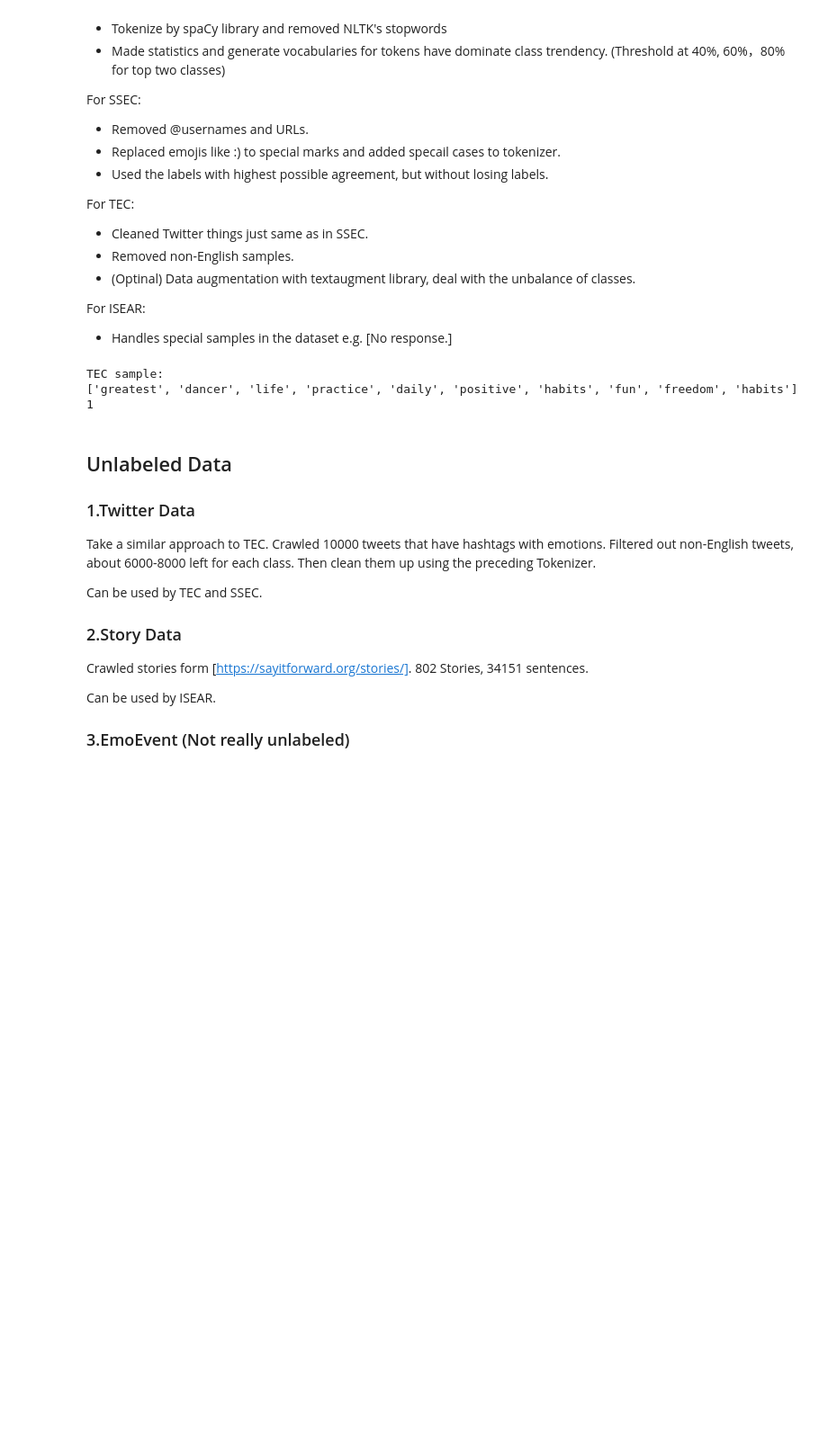
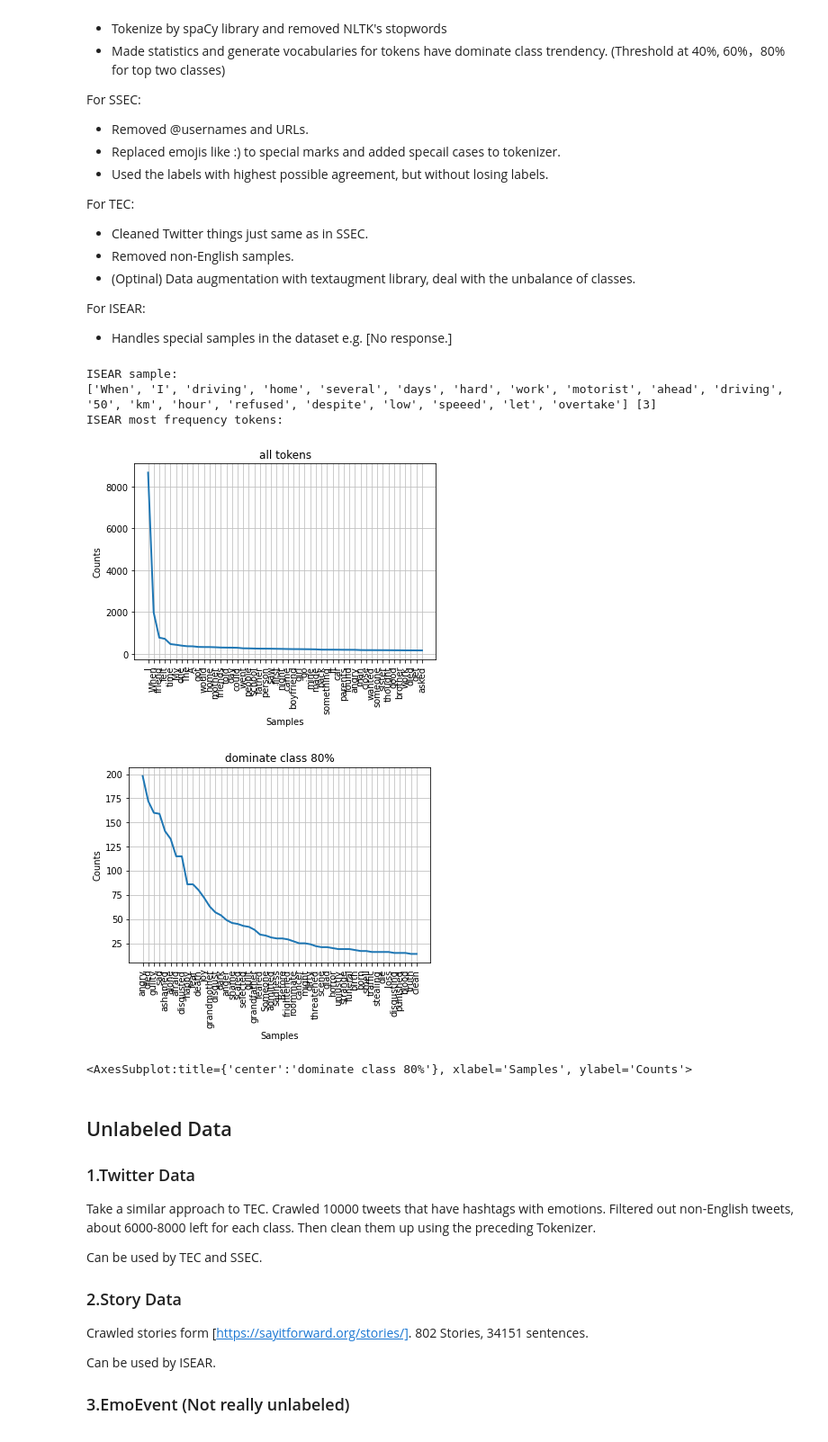
Before and after one commit to Fireblossom/master_data_collection, a Jupyter notebook: RLANS/25.11.ipynb, the cells around one changed output. Shown at 90% size. Drawn from its saved outputs; the diff is of its cells as text; code cells hidden in the pictures; blank space fills up the shorter version.

```diff
--- a/RLANS/25.11.ipynb
+++ b/RLANS/25.11.ipynb
@@ -36,11 +36,20 @@ For ISEAR:
 # %%
 import pre.load_data as load_data
 tec_data, isear_data, ssec_data = load_data.load_data()
-print('TEC sample:')
-print(tec_data.get_data()[1], tec_data.get_target()[1])
+print('ISEAR sample:')
+print(isear_data.get_data()[1], isear_data.get_target()[1])
+
+freq_dist_nltk_0, freq_dist_nltk_40, freq_dist_nltk_60, freq_dist_nltk_80 = load_data.get_freq_plot('isear')
+print('ISEAR most frequency tokens:')
+freq_dist_nltk_0.plot(50, cumulative=False, title="all tokens")
+freq_dist_nltk_80.plot(50, cumulative=False, title="dominate class 80%")
 # %% [output]
-TEC sample:
-['greatest', 'dancer', 'life', 'practice', 'daily', 'positive', 'habits', 'fun', 'freedom', 'habits'] 1
+ISEAR sample:
+['When', 'I', 'driving', 'home', 'several', 'days', 'hard', 'work', 'motorist', 'ahead', 'driving', '50', 'km', 'hour', 'refused', 'despite', 'low', 'speeed', 'let', 'overtake'] [3]
+ISEAR most frequency tokens:
+[figure, added]
+[figure, added]
+<AxesSubplot:title={'center':'dominate class 80%'}, xlabel='Samples', ylabel='Counts'>
 # %% [markdown]
 ## Unlabeled Data
 
```
Also changed, not shown: 2 other files.
